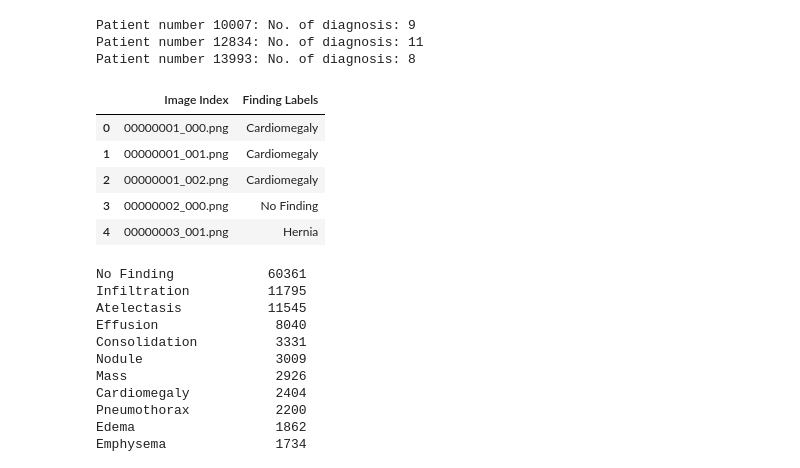
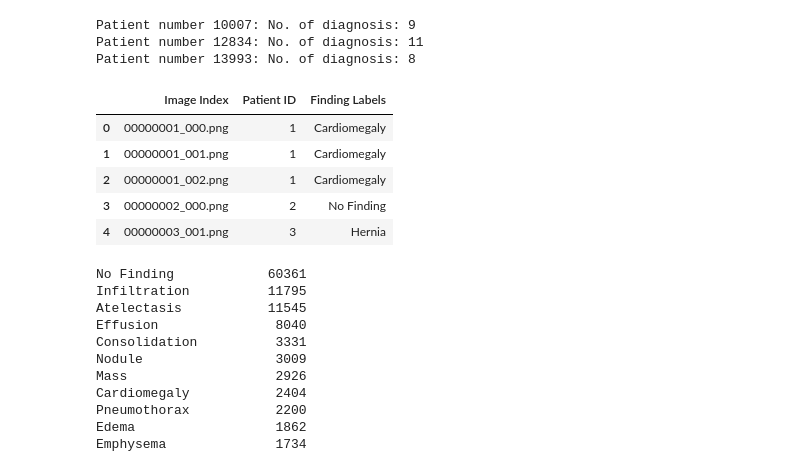
Before and after one commit to npdrums/cnn-chest-x-ray, a Jupyter notebook: analysis_and_preprocess.ipynb, the cells around one changed output. Saved outputs shown, nothing was run; the diff lists cells and outputs as text; code cells hidden in the pictures.

```diff
--- a/analysis_and_preprocess.ipynb
+++ b/analysis_and_preprocess.ipynb
@@ -172,16 +172,16 @@ Patient number 10007: No. of diagnosis: 9
 Patient number 12834: No. of diagnosis: 11
 Patient number 13993: No. of diagnosis: 8
 # %%
-imageMetaData = imageMetaData[['Image Index', 'Finding Labels']]
+imageMetaData = imageMetaData[['Image Index','Patient ID','Finding Labels']]
 imageMetaData = imageMetaData.set_index(np.arange(len(imageMetaData)))
 imageMetaData.head()
 # %% [output]
-|  | Image Index | Finding Labels |
-| 0 | 00000001_000.png | Cardiomegaly |
-| 1 | 00000001_001.png | Cardiomegaly |
-| 2 | 00000001_002.png | Cardiomegaly |
-| 3 | 00000002_000.png | No Finding |
-| 4 | 00000003_001.png | Hernia |
+|  | Image Index | Patient ID | Finding Labels |
+| 0 | 00000001_000.png | 1 | Cardiomegaly |
+| 1 | 00000001_001.png | 1 | Cardiomegaly |
+| 2 | 00000001_002.png | 1 | Cardiomegaly |
+| 3 | 00000002_000.png | 2 | No Finding |
+| 4 | 00000003_001.png | 3 | Hernia |
 # %%
 labels = imageMetaData['Finding Labels'].value_counts().sort_values(ascending=False)
 labels
```
Also changed, not shown: parts of 21 cells of this notebook, 2 other files.
